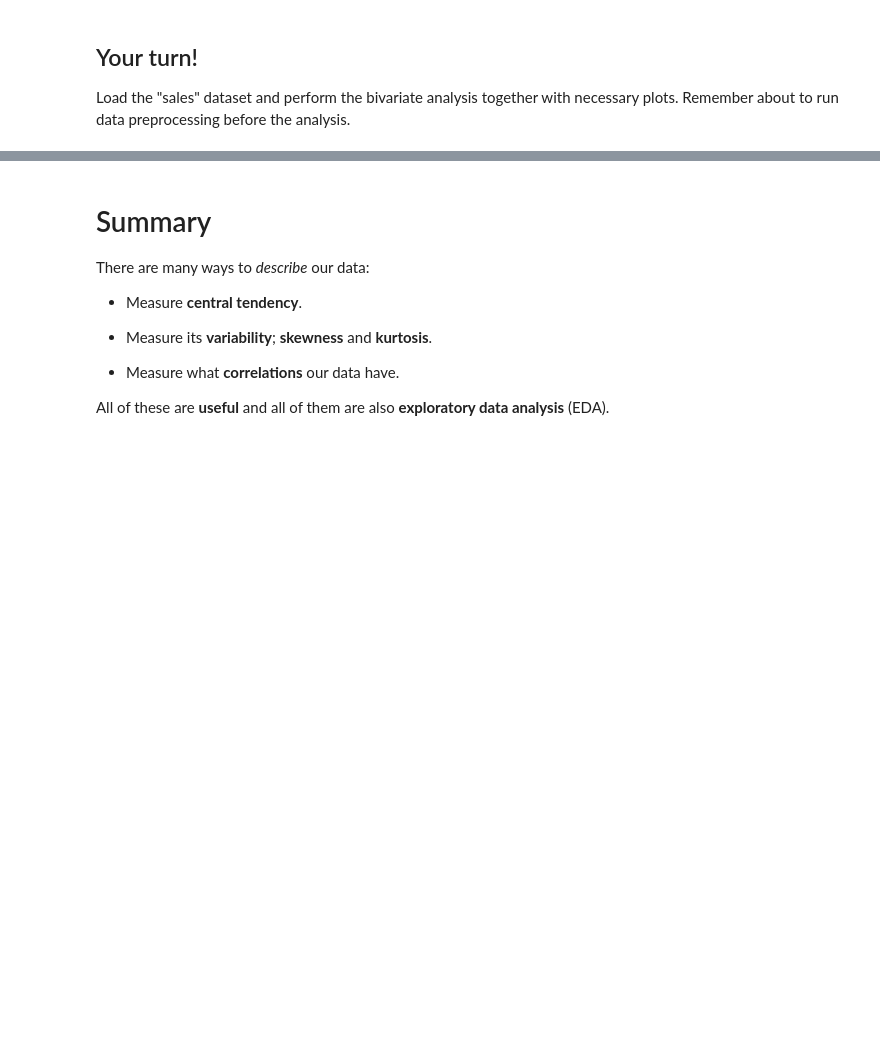
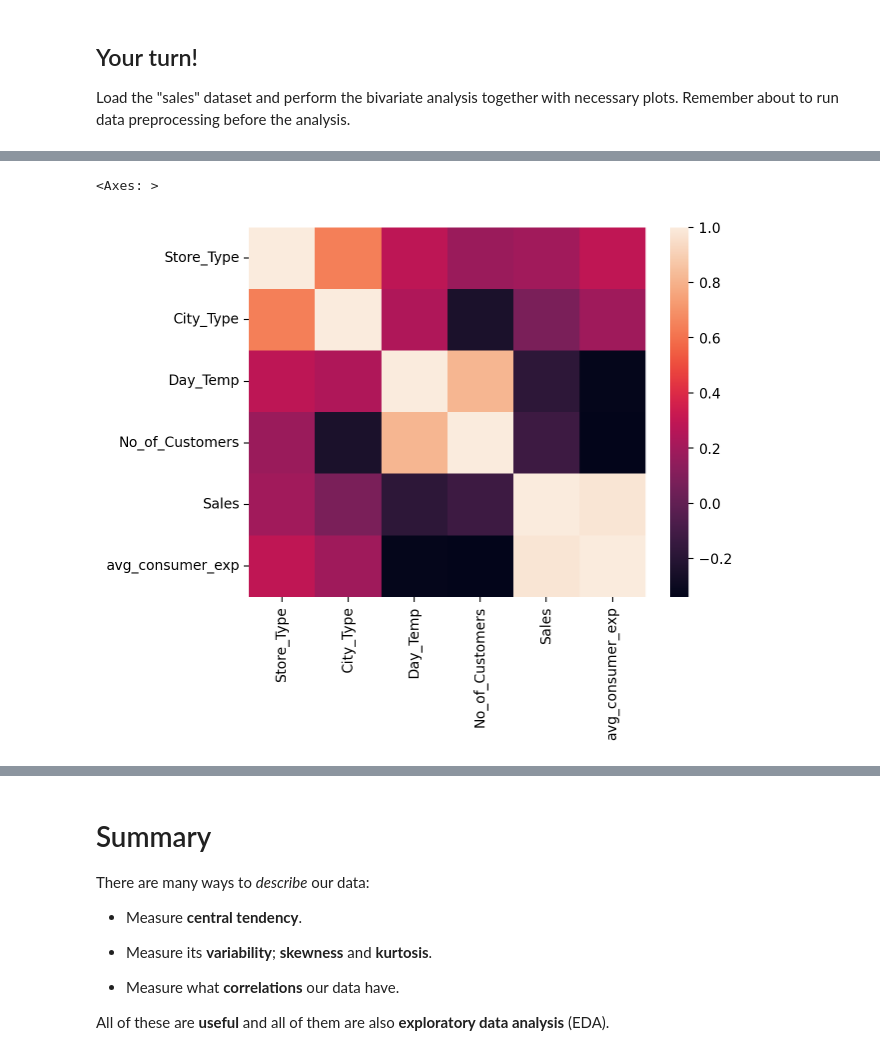
Before and after one commit to mariadop/Descriptive_Statistics_2025, a Jupyter notebook: Exercise9.ipynb, the cells around one changed output, grey strips where cells are left out. Drawn from its saved outputs; the diff is of its cells as text; code cells hidden in the pictures; blank space fills up the shorter version.

```diff
--- a/Exercise9.ipynb
+++ b/Exercise9.ipynb
@@ -620,0 +641,7 @@ df_sales.head(5)
+# %%
+df_sales['avg_consumer_exp'] = df_sales['Sales']/df_sales['No_of_Customers']
+pearsonCorr = df_sales.corr(method='pearson', numeric_only=True)
+sns.heatmap(pearsonCorr)
+# %% [output]
+<Axes: >
+[figure, added]
```
Also changed, not shown: parts of 6 cells of this notebook.
